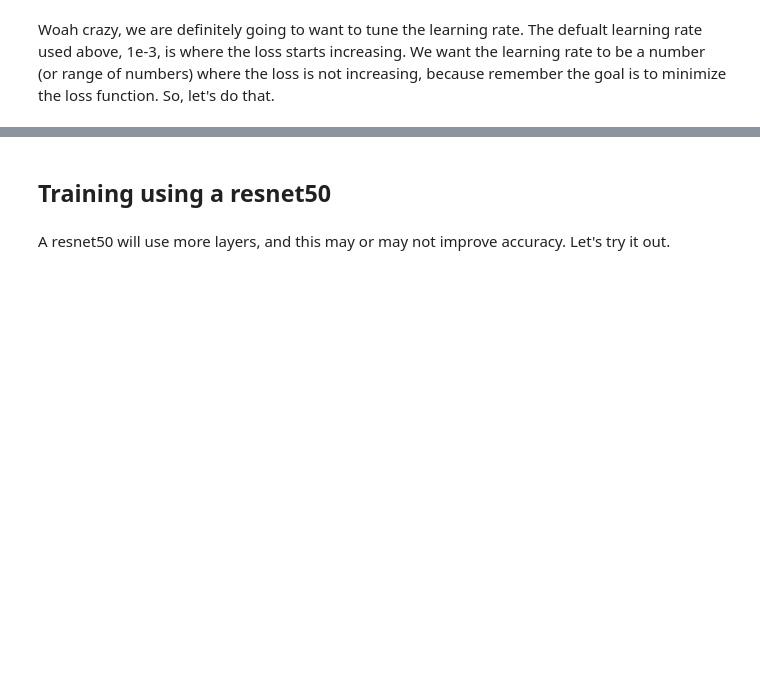
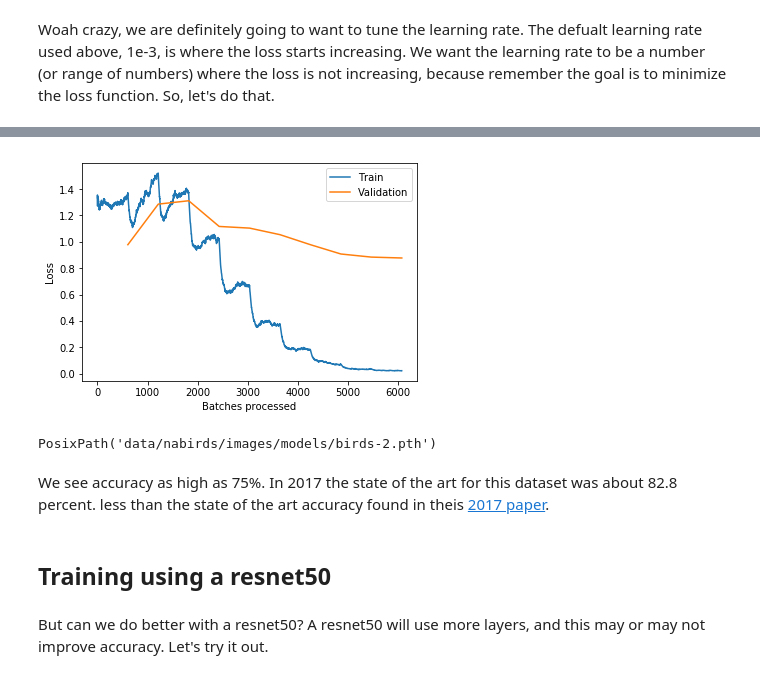
Before and after one commit to jakevc/deeplearn, a Jupyter notebook: BirdClassifier.ipynb, the cells around one changed output, grey strips where cells are left out. Cells and saved outputs as stored; diff of their text form; code cells hidden in the pictures; blank space fills up the shorter version.

```diff
--- a/BirdClassifier.ipynb
+++ b/BirdClassifier.ipynb
@@ -359,4 +332,4 @@ learn.recorder.plot()
 Woah crazy, we are definitely going to want to tune the learning rate. The defualt learning rate used above, 1e-3, is where the loss starts increasing. We want the learning rate to be a number (or range of numbers) where the loss is not increasing, because remember the goal is to minimize the loss function. So, let's do that.
 # %%
 learn.unfreeze()
-learn.fit_one_cycle(10, max_lr=slice(1e-5, 5e-4))
+learn.fit_one_cycle(30, max_lr=slice(3e-5, 3e-3))
@@ -363,4 +350,14 @@ learn.fit_one_cycle(10, max_lr=slice(1e-5, 5e-4))
+# %%
+learn.recorder.plot_losses()
+# %% [output]
+[figure, added]
+# %%
+learn.save('birds-2', return_path=True)
+# %% [output]
+PosixPath('data/nabirds/images/models/birds-2.pth')
+# %% [markdown]
+We see accuracy as high as 75%. In 2017 the state of the art for this dataset was about 82.8 percent. less than the state of the art accuracy found in theis [2017 paper](https://paperswithcode.com/sota/fine-grained-image-classification-on-nabirds).
 # %% [markdown]
 ## Training using a resnet50
 # %% [markdown]
-A resnet50 will use more layers, and this may or may not improve accuracy. Let's try it out.
+ But can we do better with a resnet50? A resnet50 will use more layers, and this may or may not improve accuracy. Let's try it out.
```
Also changed, not shown: parts of 16 cells of this notebook, 1 other file.
